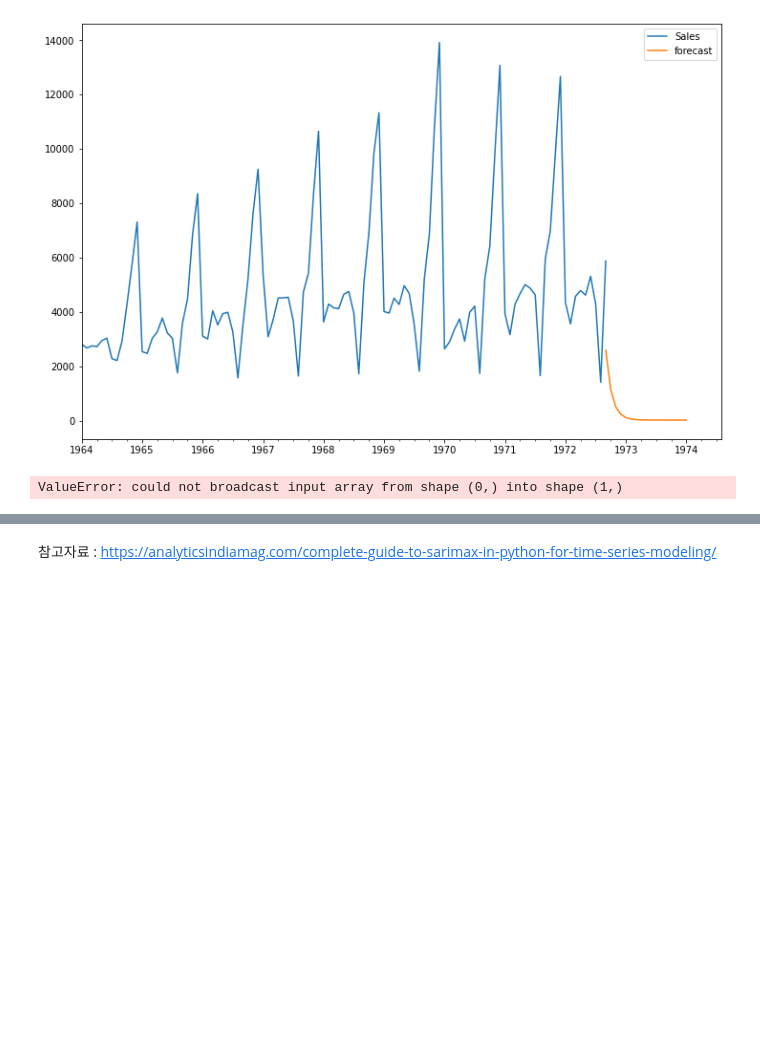
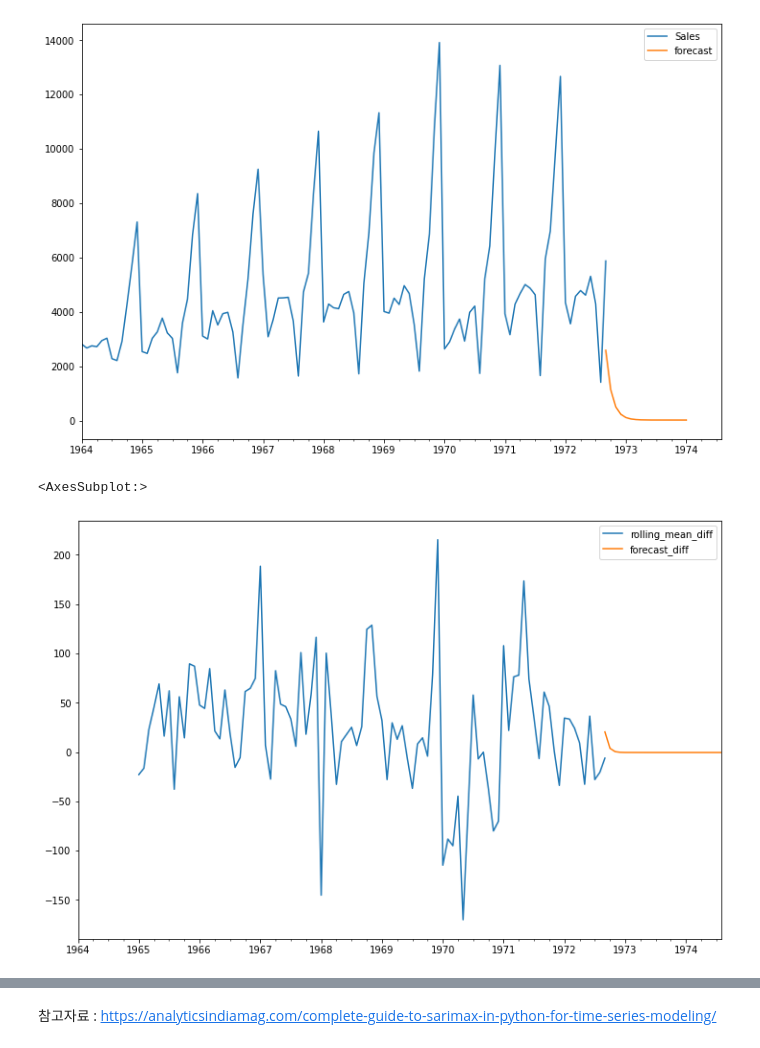
Before and after one commit to dlarhkd1211/ADP, a Jupyter notebook: 1113/11-13TimeSeries.ipynb, the cells around one changed output, grey strips where cells are left out. Cells and saved outputs as stored; diff of their text form; code cells hidden in the pictures; blank space fills up the shorter version.

Commit message:
Timeseries Arima Diff Fix

```diff
--- a/1113/11-13TimeSeries.ipynb
+++ b/1113/11-13TimeSeries.ipynb
@@ -310,10 +310,11 @@ df[['Sales', 'forecast']].plot(figsize=(12, 8))
 <AxesSubplot:>
 [figure]
 # %%
-df['forecast_diff'] = result_diff.predict(start = 104, end = 120, dynamic= True)
+df['forecast_diff'] = result_diff.predict(start = 92, end = 119, dynamic= True)
 df[['rolling_mean_diff', 'forecast_diff']].plot(figsize=(12, 8))
 # %% [output]
-ValueError: could not broadcast input array from shape (0,) into shape (1,)
+<AxesSubplot:>
+[figure, added]
 # %%
 df['forecast_sarimax'] = result_sarimax.predict(start = 104, end = 120, dynamic= True)
 df[['Sales', 'forecast_sarimax']].plot(figsize=(12, 8))
```
Also changed, not shown: parts of 10 cells of this notebook.
